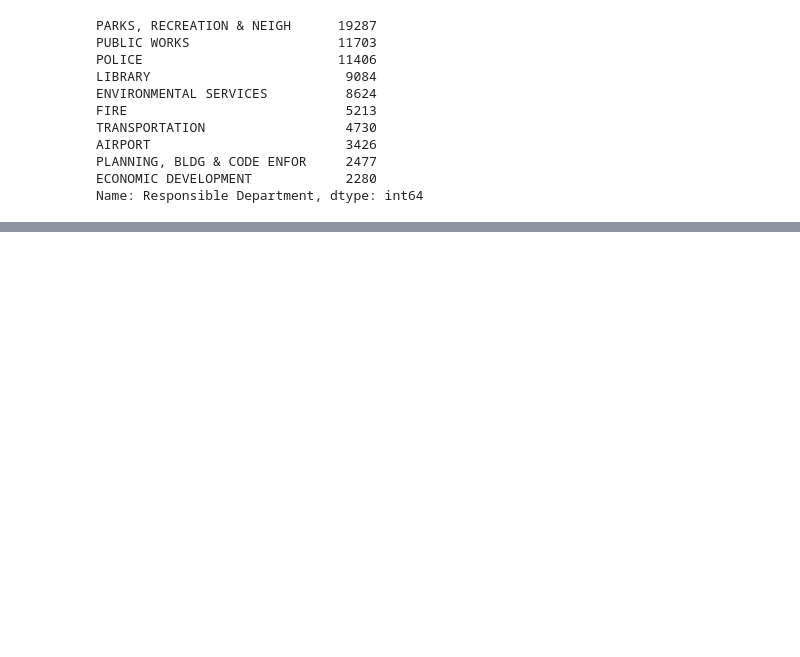
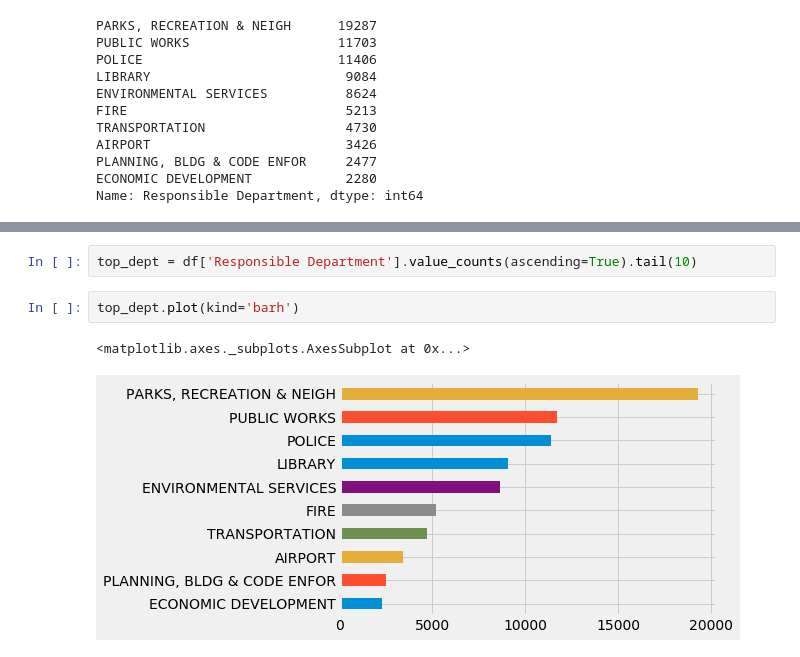
Before and after one commit to aarondlopez/Credit-Card-Transactions, a Jupyter notebook: Card Transactions.ipynb, the cells around one changed output, grey strips where cells are left out. Drawn from its saved outputs; the diff is of its cells as text; blank space fills up the shorter version.

```diff
--- a/Card Transactions.ipynb
+++ b/Card Transactions.ipynb
@@ -220,0 +226,7 @@ Name: Responsible Department, dtype: int64
+# %%
+top_dept = df['Responsible Department'].value_counts(ascending=True).tail(10)
+# %%
+top_dept.plot(kind='barh')
+# %% [output]
+<matplotlib.axes._subplots.AxesSubplot at 0x...>
+[figure, added]
```
Also changed, not shown: parts of 1 cell of this notebook.
